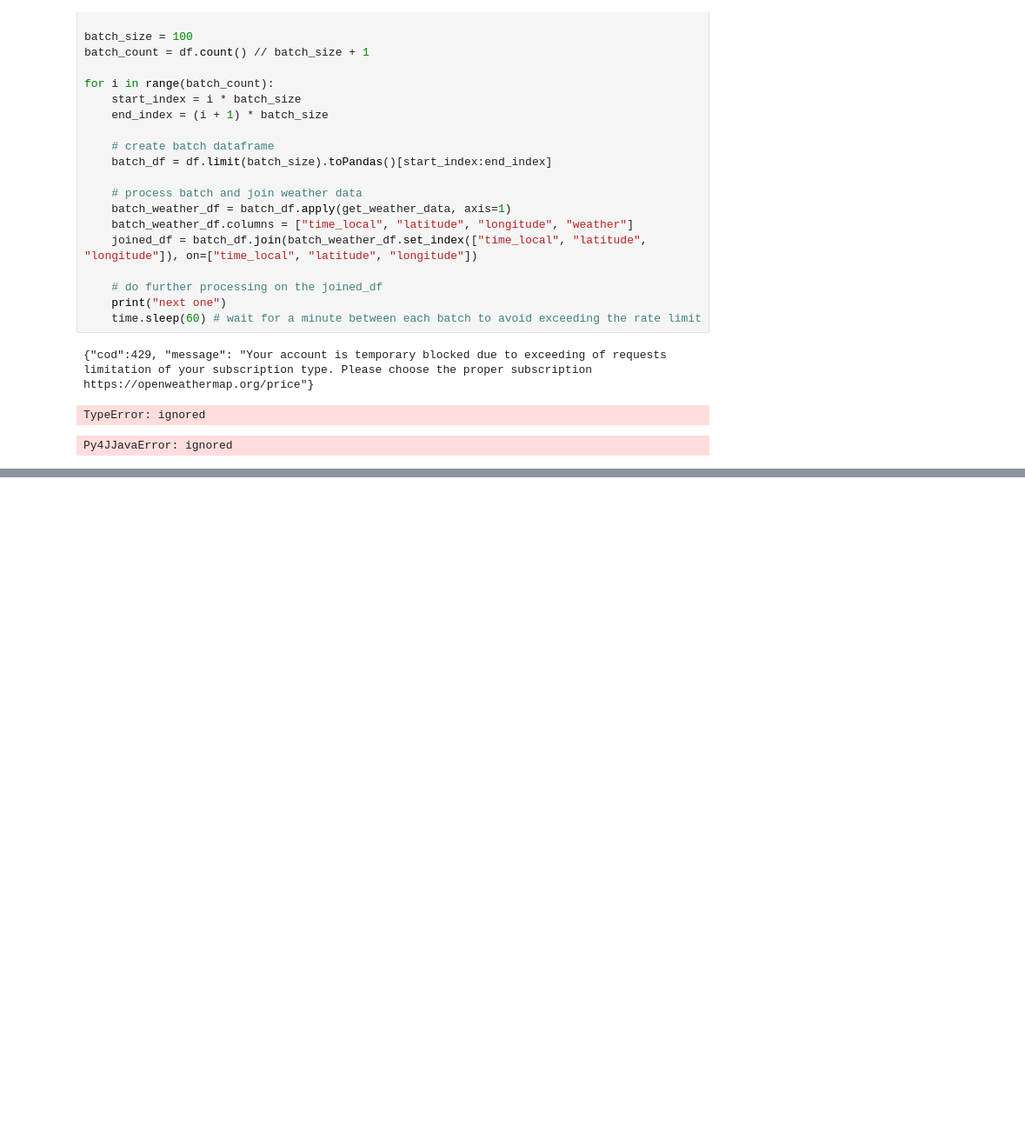
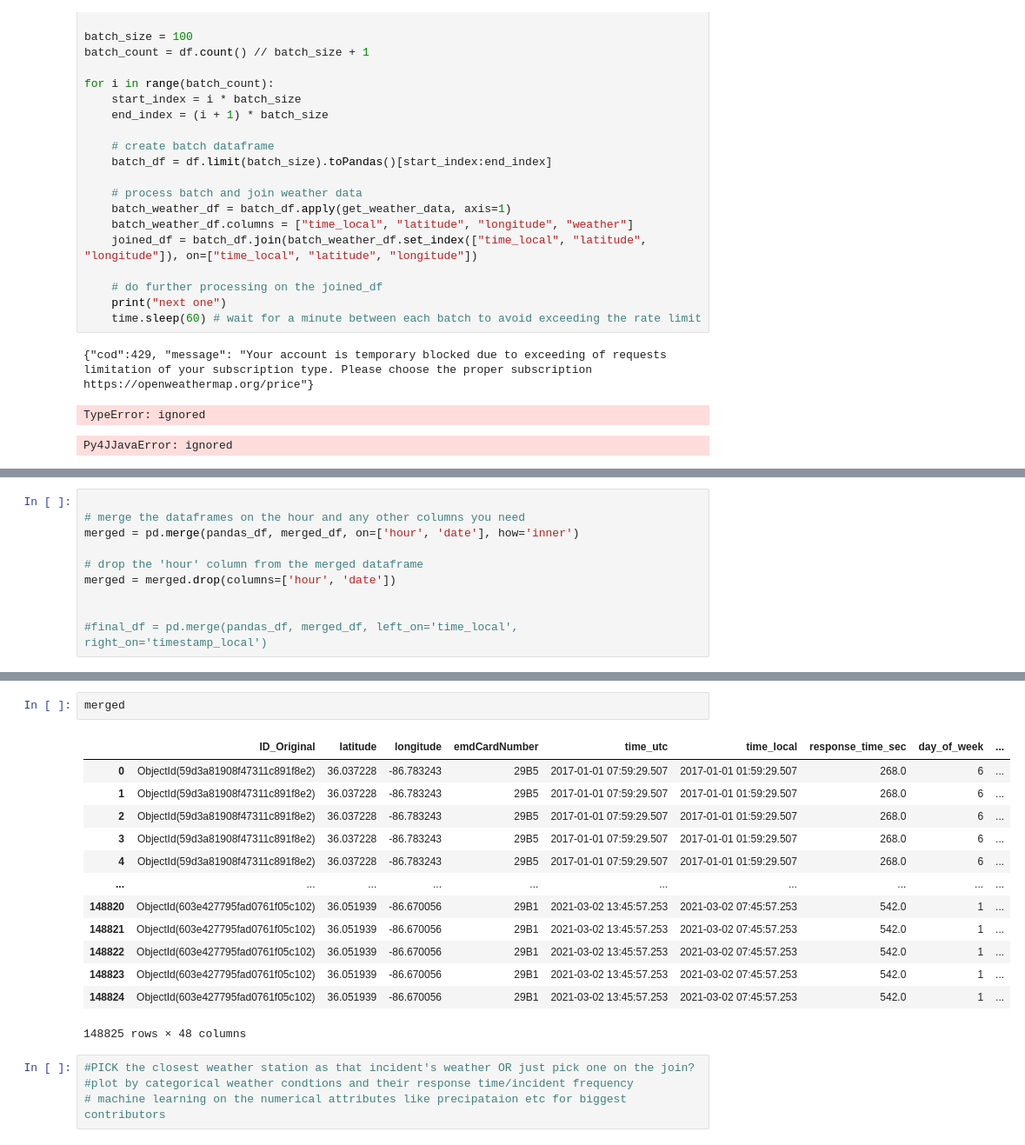
Before and after one commit to d-zg/nashville-accidents, a Jupyter notebook: spark_jobs_mark.ipynb, the cells around one changed output, grey strips where cells are left out. Shown at 87% size. Drawn from its saved outputs; the diff is of its cells as text; blank space fills up the shorter version.

```diff
--- a/spark_jobs_mark.ipynb
+++ b/spark_jobs_mark.ipynb
@@ -243,0 +361,10 @@ Py4JJavaError: ignored
+# %%
+
+# merge the dataframes on the hour and any other columns you need
+merged = pd.merge(pandas_df, merged_df, on=['hour', 'date'], how='inner')
+
+# drop the 'hour' column from the merged dataframe
+merged = merged.drop(columns=['hour', 'date'])
+
+
+#final_df = pd.merge(pandas_df, merged_df, left_on='time_local', right_on='timestamp_local')
@@ -243,0 +380,20 @@ Py4JJavaError: ignored
+# %%
+merged
+# %% [output]
+|  | ID_Original | latitude | longitude | emdCardNumber | time_utc | time_local | response_time_sec | day_of_week | ... |
+| 0 | ObjectId(59d3a81908f47311c891f8e2) | 36.037228 | -86.783243 | 29B5 | 2017-01-01 07:59:29.507 | 2017-01-01 01:59:29.507 | 268.0 | 6 | ... |
+| 1 | ObjectId(59d3a81908f47311c891f8e2) | 36.037228 | -86.783243 | 29B5 | 2017-01-01 07:59:29.507 | 2017-01-01 01:59:29.507 | 268.0 | 6 | ... |
+| 2 | ObjectId(59d3a81908f47311c891f8e2) | 36.037228 | -86.783243 | 29B5 | 2017-01-01 07:59:29.507 | 2017-01-01 01:59:29.507 | 268.0 | 6 | ... |
+| 3 | ObjectId(59d3a81908f47311c891f8e2) | 36.037228 | -86.783243 | 29B5 | 2017-01-01 07:59:29.507 | 2017-01-01 01:59:29.507 | 268.0 | 6 | ... |
+| 4 | ObjectId(59d3a81908f47311c891f8e2) | 36.037228 | -86.783243 | 29B5 | 2017-01-01 07:59:29.507 | 2017-01-01 01:59:29.507 | 268.0 | 6 | ... |
+| ... | ... | ... | ... | ... | ... | ... | ... | ... | ... |
+| 148820 | ObjectId(603e427795fad0761f05c102) | 36.051939 | -86.670056 | 29B1 | 2021-03-02 13:45:57.253 | 2021-03-02 07:45:57.253 | 542.0 | 1 | ... |
+| 148821 | ObjectId(603e427795fad0761f05c102) | 36.051939 | -86.670056 | 29B1 | 2021-03-02 13:45:57.253 | 2021-03-02 07:45:57.253 | 542.0 | 1 | ... |
+| 148822 | ObjectId(603e427795fad0761f05c102) | 36.051939 | -86.670056 | 29B1 | 2021-03-02 13:45:57.253 | 2021-03-02 07:45:57.253 | 542.0 | 1 | ... |
+| 148823 | ObjectId(603e427795fad0761f05c102) | 36.051939 | -86.670056 | 29B1 | 2021-03-02 13:45:57.253 | 2021-03-02 07:45:57.253 | 542.0 | 1 | ... |
+| 148824 | ObjectId(603e427795fad0761f05c102) | 36.051939 | -86.670056 | 29B1 | 2021-03-02 13:45:57.253 | 2021-03-02 07:45:57.253 | 542.0 | 1 | ... |
+148825 rows × 48 columns
+# %%
+#PICK the closest weather station as that incident's weather OR just pick one on the join?
+#plot by categorical weather condtions and their response time/incident frequency
+# machine learning on the numerical attributes like precipataion etc for biggest contributors
```
Also changed, not shown: parts of 12 cells of this notebook.
